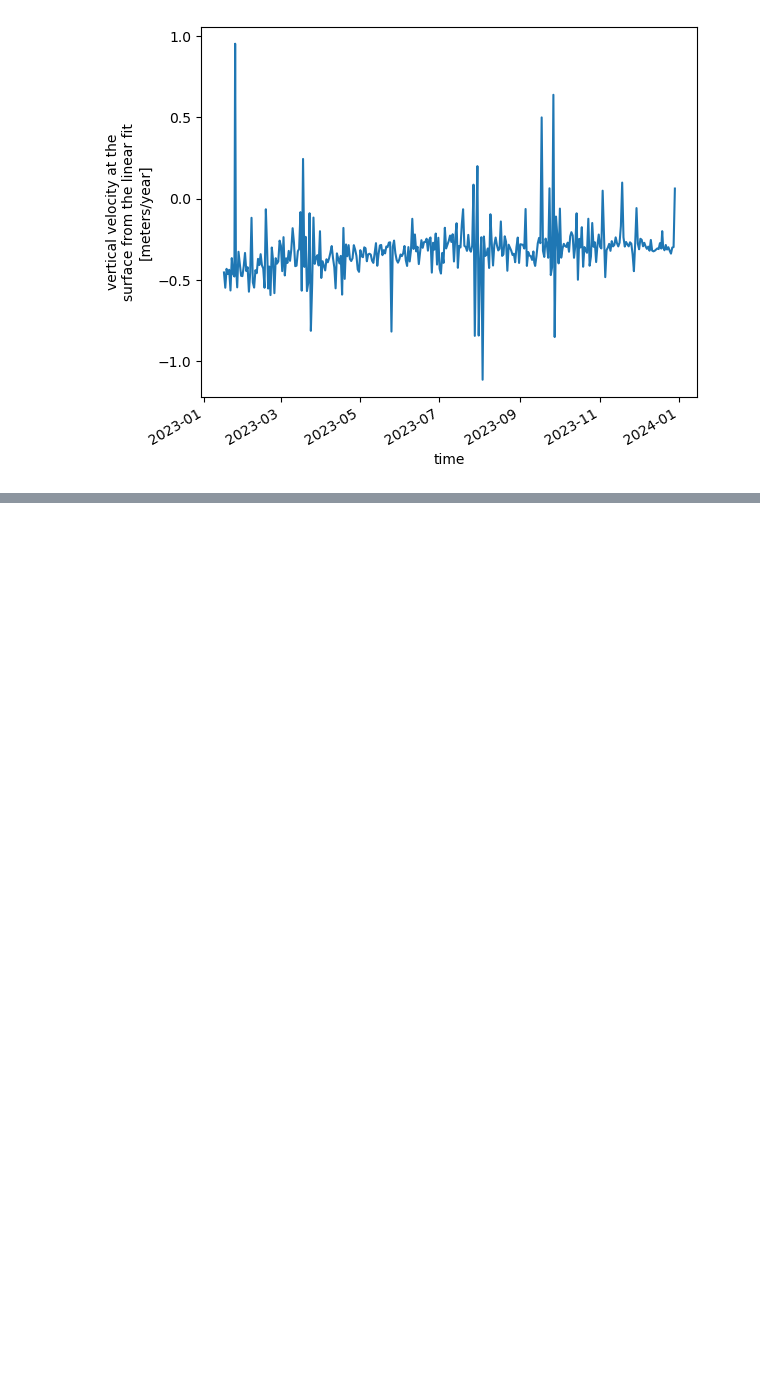
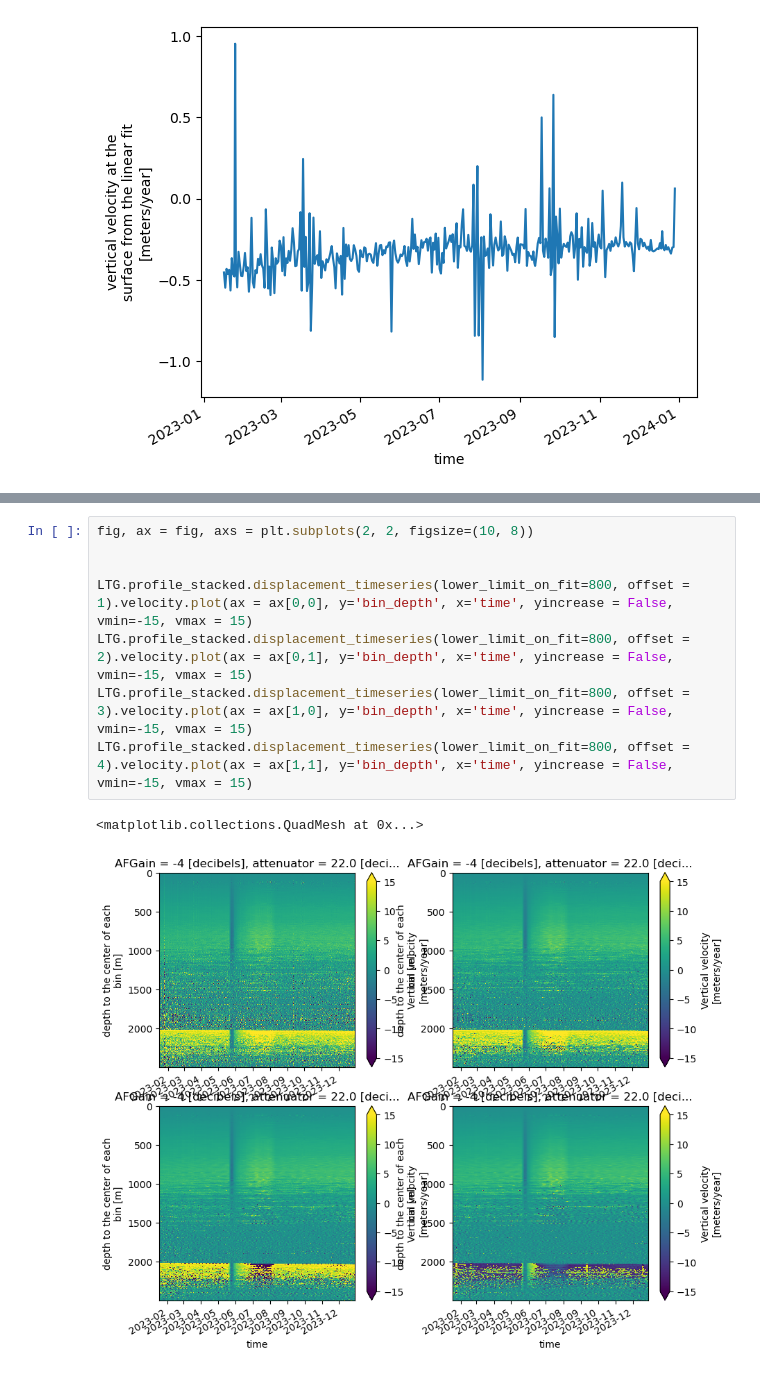
Before and after one commit to ldeo-glaciology/xapres, a Jupyter notebook: notebooks/test_notes/disp2ezz.ipynb, the cells around one changed output, grey strips where cells are left out. Cells and saved outputs as stored; diff of their text form; blank space fills up the shorter version.

```diff
--- a/notebooks/test_notes/disp2ezz.ipynb
+++ b/notebooks/test_notes/disp2ezz.ipynb
@@ -97,0 +148,11 @@ dLTG.velocity.plot()
+# %%
+fig, ax = fig, axs = plt.subplots(2, 2, figsize=(10, 8))
+
+
+LTG.profile_stacked.displacement_timeseries(lower_limit_on_fit=800, offset = 1).velocity.plot(ax = ax[0,0], y='bin_depth', x='time', yincrease = False, vmin=-15, vmax = 15)
+LTG.profile_stacked.displacement_timeseries(lower_limit_on_fit=800, offset = 2).velocity.plot(ax = ax[0,1], y='bin_depth', x='time', yincrease = False, vmin=-15, vmax = 15)
+LTG.profile_stacked.displacement_timeseries(lower_limit_on_fit=800, offset = 3).velocity.plot(ax = ax[1,0], y='bin_depth', x='time', yincrease = False, vmin=-15, vmax = 15)
+LTG.profile_stacked.displacement_timeseries(lower_limit_on_fit=800, offset = 4).velocity.plot(ax = ax[1,1], y='bin_depth', x='time', yincrease = False, vmin=-15, vmax = 15)
+# %% [output]
+<matplotlib.collections.QuadMesh at 0x...>
+[figure, added]
```
Also changed, not shown: parts of 12 cells of this notebook.
